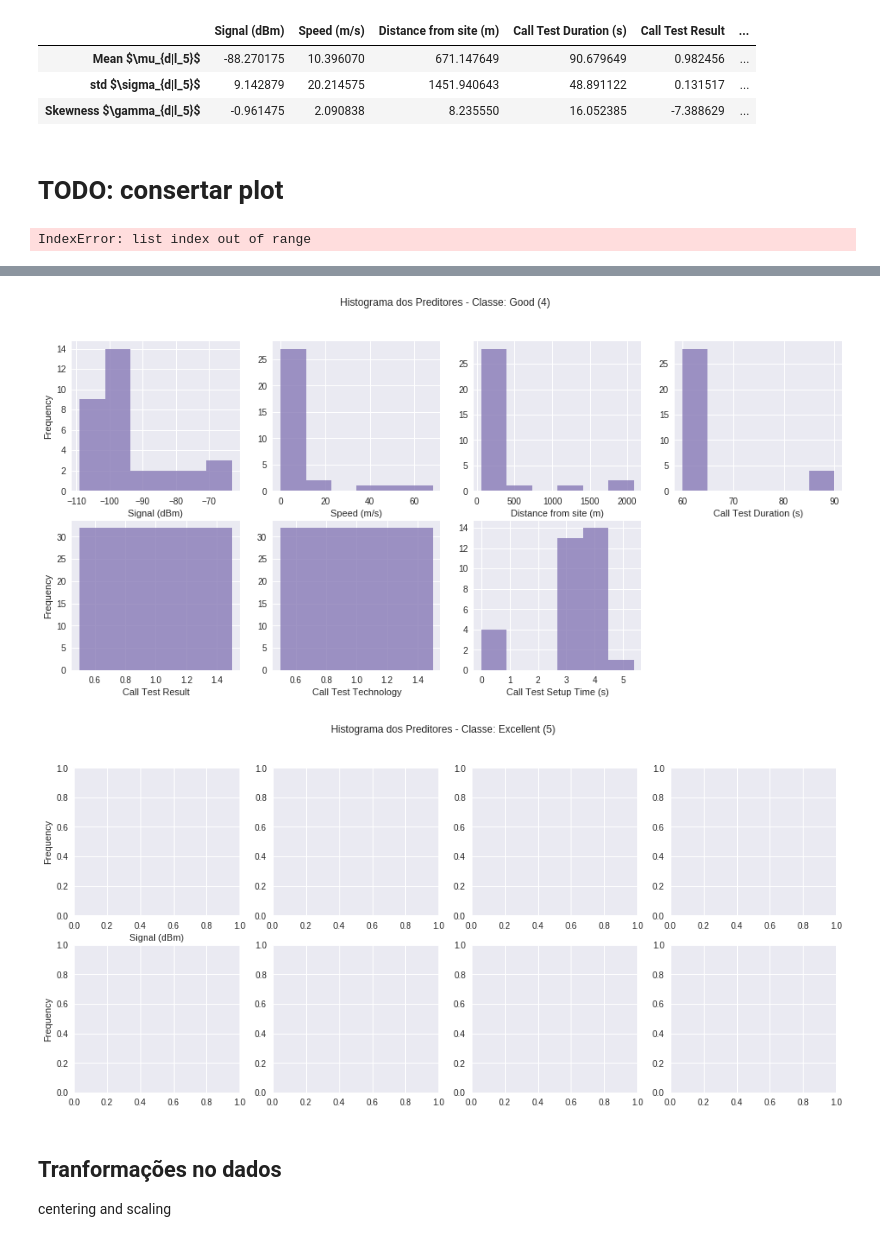
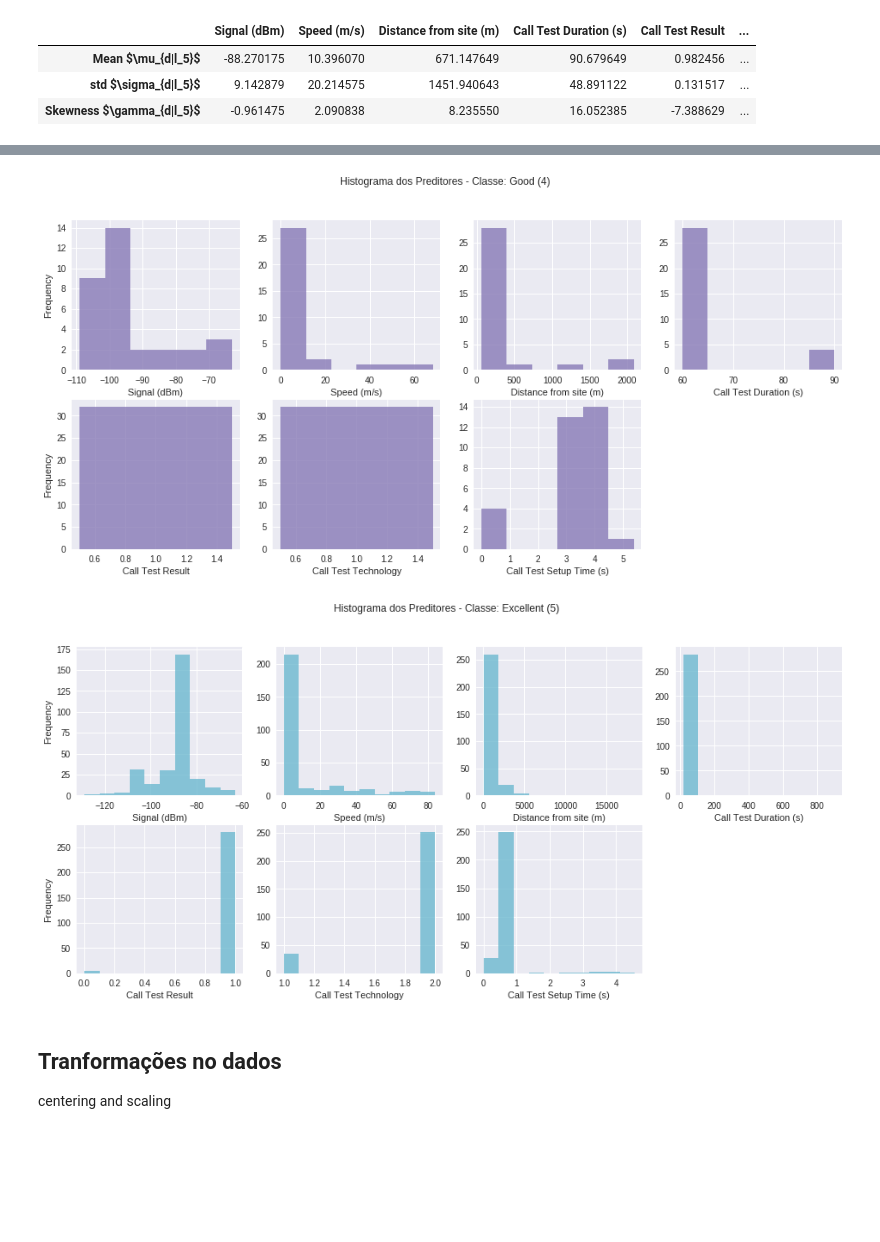
Before and after one commit to ezequiasjunior/ica2019.2, a Jupyter notebook: data_preprocessing.ipynb, the cells around one changed output, grey strips where cells are left out. Saved outputs shown, nothing was run; the diff lists cells and outputs as text; code cells hidden in the pictures; blank space fills up the shorter version.

Commit message:
Fixed class hist plot

```diff
--- a/data_preprocessing.ipynb
+++ b/data_preprocessing.ipynb
@@ -270,28 +270,25 @@ for i in range(len(cls.indices)):
 | Mean $\mu_{d|l_5}$ | -88.270175 | 10.396070 | 671.147649 | 90.679649 | 0.982456 | ... |
 | std $\sigma_{d|l_5}$ | 9.142879 | 20.214575 | 1451.940643 | 48.891122 | 0.131517 | ... |
 | Skewness $\gamma_{d|l_5}$ | -0.961475 | 2.090838 | 8.235550 | 16.052385 | -7.388629 | ... |
-# %% [markdown]
-# TODO: consertar plot
 # %%
-color=['C0','C1','C2','C3']
+color=['C0','C1','C2','C3', 'C5']
 for j in cls.indices:
     fig, ax = plt.subplots(2, 4, figsize=(16, 7))
     ax = ax.ravel()
     fig.suptitle(f'Histograma dos Preditores - Classe: {classes[int(j)-1]}')
     for i in range(0, 8):
         ax[i].set_xlabel(cls.get_group(int(j)).columns[i])
         ax[0].set_ylabel('Frequency')
         ax[4].set_ylabel('Frequency')
         ax[i].hist(cls.get_group(j).iloc[:, i], bins='sturges', color=color[int(j)-1], alpha=.75)
     fig.delaxes(ax[7])
 #     plt.savefig(f'hw01-figs/hist_C{j}.pdf')
 # %% [output]
-IndexError: list index out of range
 [figure]
 [figure]
 [figure]
 [figure]
-[figure, old version]
+[figure, new version]
 # %% [markdown]
 ## Tranformações no dados
 
```
